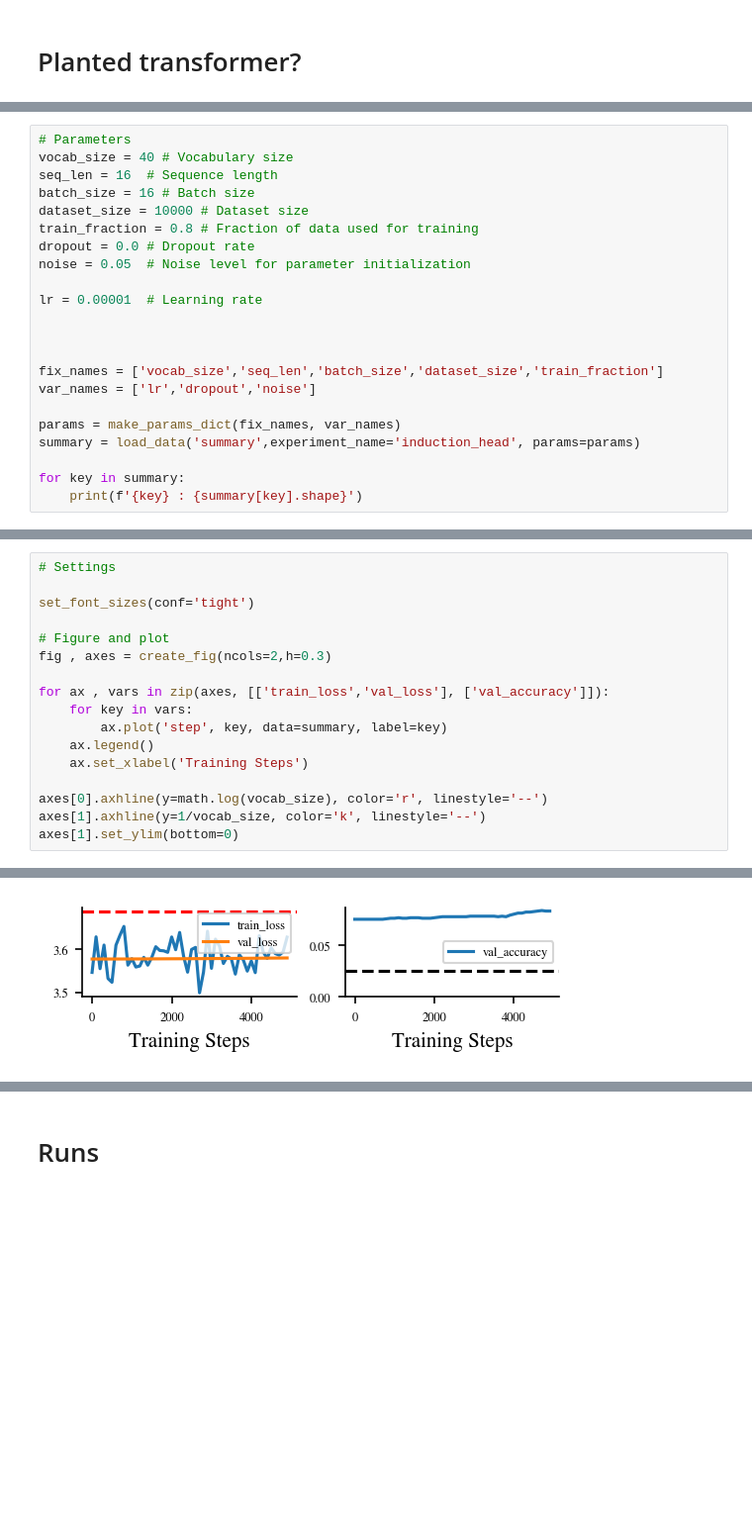
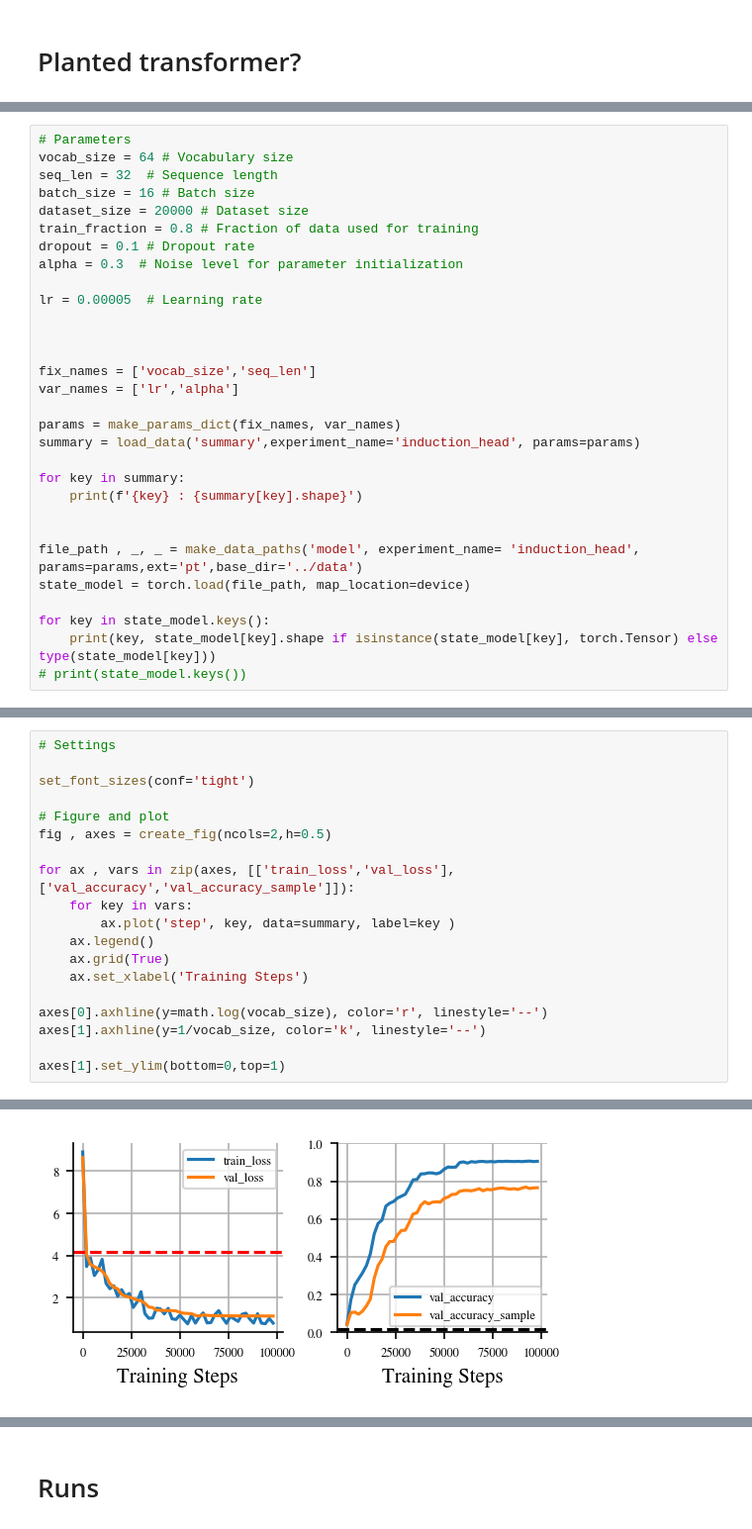
Before and after one commit to CristopherErazo/SAM, a Jupyter notebook: notebooks/26_02_03_Copying_Task.ipynb, the cells around one changed output, grey strips where cells are left out. Shown at 99% size. Cells and saved outputs as stored; diff of their text form; blank space fills up the shorter version.

Commit message:
Add planted model and various initializations

```diff
--- a/notebooks/26_02_03_Copying_Task.ipynb
+++ b/notebooks/26_02_03_Copying_Task.ipynb
@@ -25,23 +53,31 @@ model , device = create_induction_head(config)
 # %%
 # Parameters
-vocab_size = 40 # Vocabulary size
-seq_len = 16  # Sequence length
+vocab_size = 64 # Vocabulary size
+seq_len = 32  # Sequence length
 batch_size = 16 # Batch size
-dataset_size = 10000 # Dataset size
+dataset_size = 20000 # Dataset size
 train_fraction = 0.8 # Fraction of data used for training
-dropout = 0.0 # Dropout rate
-noise = 0.05  # Noise level for parameter initialization
+dropout = 0.1 # Dropout rate
+alpha = 0.3  # Noise level for parameter initialization
 
-lr = 0.00001  # Learning rate
+lr = 0.00005  # Learning rate
 
 
 
-fix_names = ['vocab_size','seq_len','batch_size','dataset_size','train_fraction']
-var_names = ['lr','dropout','noise']
+fix_names = ['vocab_size','seq_len']
+var_names = ['lr','alpha']
 
 params = make_params_dict(fix_names, var_names)
 summary = load_data('summary',experiment_name='induction_head', params=params)
 
 for key in summary:
     print(f'{key} : {summary[key].shape}')
+
+
+file_path , _, _ = make_data_paths('model', experiment_name= 'induction_head', params=params,ext='pt',base_dir='../data')
+state_model = torch.load(file_path, map_location=device)
+
+for key in state_model.keys():
+    print(key, state_model[key].shape if isinstance(state_model[key], torch.Tensor) else type(state_model[key]))
+# print(state_model.keys())
 # %% [output]
@@ -57,15 +111,17 @@ val_accuracy : (50,)
 set_font_sizes(conf='tight')
 
 # Figure and plot
-fig , axes = create_fig(ncols=2,h=0.3)
+fig , axes = create_fig(ncols=2,h=0.5)
 
-for ax , vars in zip(axes, [['train_loss','val_loss'], ['val_accuracy']]):
+for ax , vars in zip(axes, [['train_loss','val_loss'], ['val_accuracy','val_accuracy_sample']]):
     for key in vars:
-        ax.plot('step', key, data=summary, label=key)
+        ax.plot('step', key, data=summary, label=key )
     ax.legend()
+    ax.grid(True)
     ax.set_xlabel('Training Steps')
 
 axes[0].axhline(y=math.log(vocab_size), color='r', linestyle='--')
 axes[1].axhline(y=1/vocab_size, color='k', linestyle='--')
-axes[1].set_ylim(bottom=0)
+
+axes[1].set_ylim(bottom=0,top=1)
 # %% [output]
@@ -73 +129 @@ axes[1].set_ylim(bottom=0)
-[figure, old version]
+[figure, new version]
```
Also changed, not shown: parts of 10 cells of this notebook, 6 other files.
